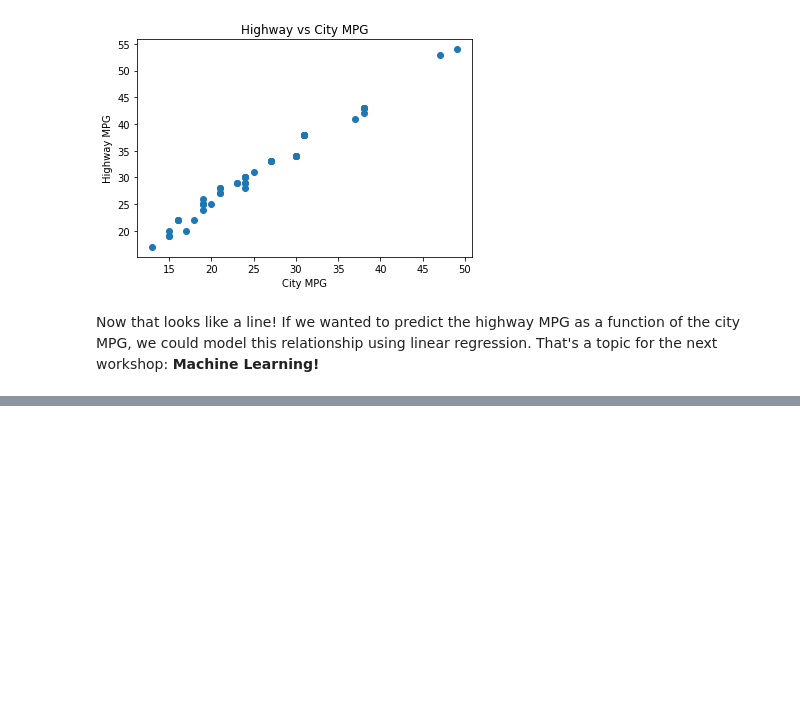
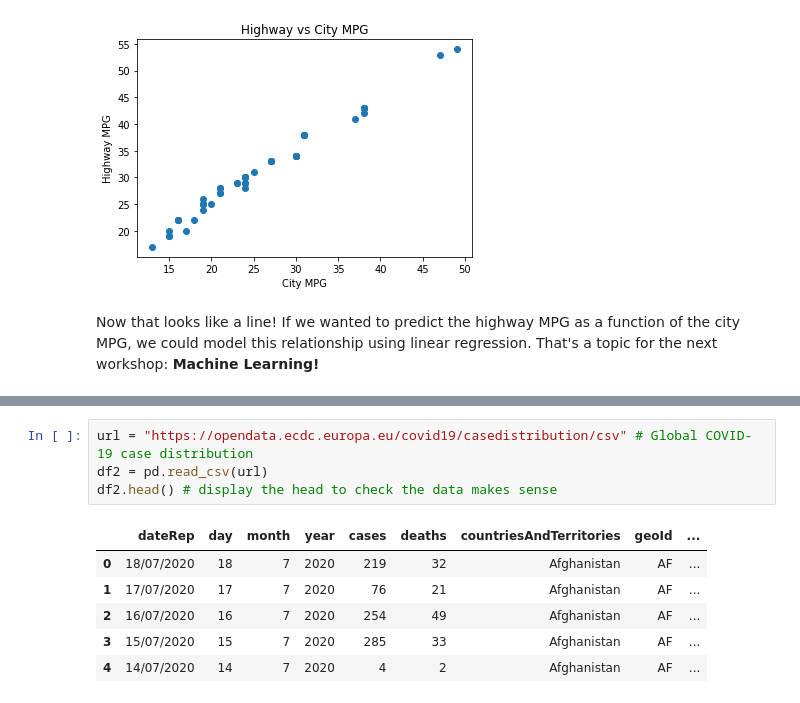
Before and after one commit to mmarquez76/data-science-workshop, a Jupyter notebook: PantherHacks Data Science Workshop.ipynb, the cells around one changed output, grey strips where cells are left out. Saved outputs shown, nothing was run; the diff lists cells and outputs as text; blank space fills up the shorter version.

```diff
--- a/PantherHacks Data Science Workshop.ipynb
+++ b/PantherHacks Data Science Workshop.ipynb
@@ -134,0 +154,11 @@ Now that looks like a line! If we wanted to predict the highway MPG as a functio
+# %%
+url = "https://opendata.ecdc.europa.eu/covid19/casedistribution/csv" # Global COVID-19 case distribution
+df2 = pd.read_csv(url)
+df2.head() # display the head to check the data makes sense
+# %% [output]
+|  | dateRep | day | month | year | cases | deaths | countriesAndTerritories | geoId | ... |
+| 0 | 18/07/2020 | 18 | 7 | 2020 | 219 | 32 | Afghanistan | AF | ... |
+| 1 | 17/07/2020 | 17 | 7 | 2020 | 76 | 21 | Afghanistan | AF | ... |
+| 2 | 16/07/2020 | 16 | 7 | 2020 | 254 | 49 | Afghanistan | AF | ... |
+| 3 | 15/07/2020 | 15 | 7 | 2020 | 285 | 33 | Afghanistan | AF | ... |
+| 4 | 14/07/2020 | 14 | 7 | 2020 | 4 | 2 | Afghanistan | AF | ... |
```
Also changed, not shown: parts of 3 cells of this notebook.
